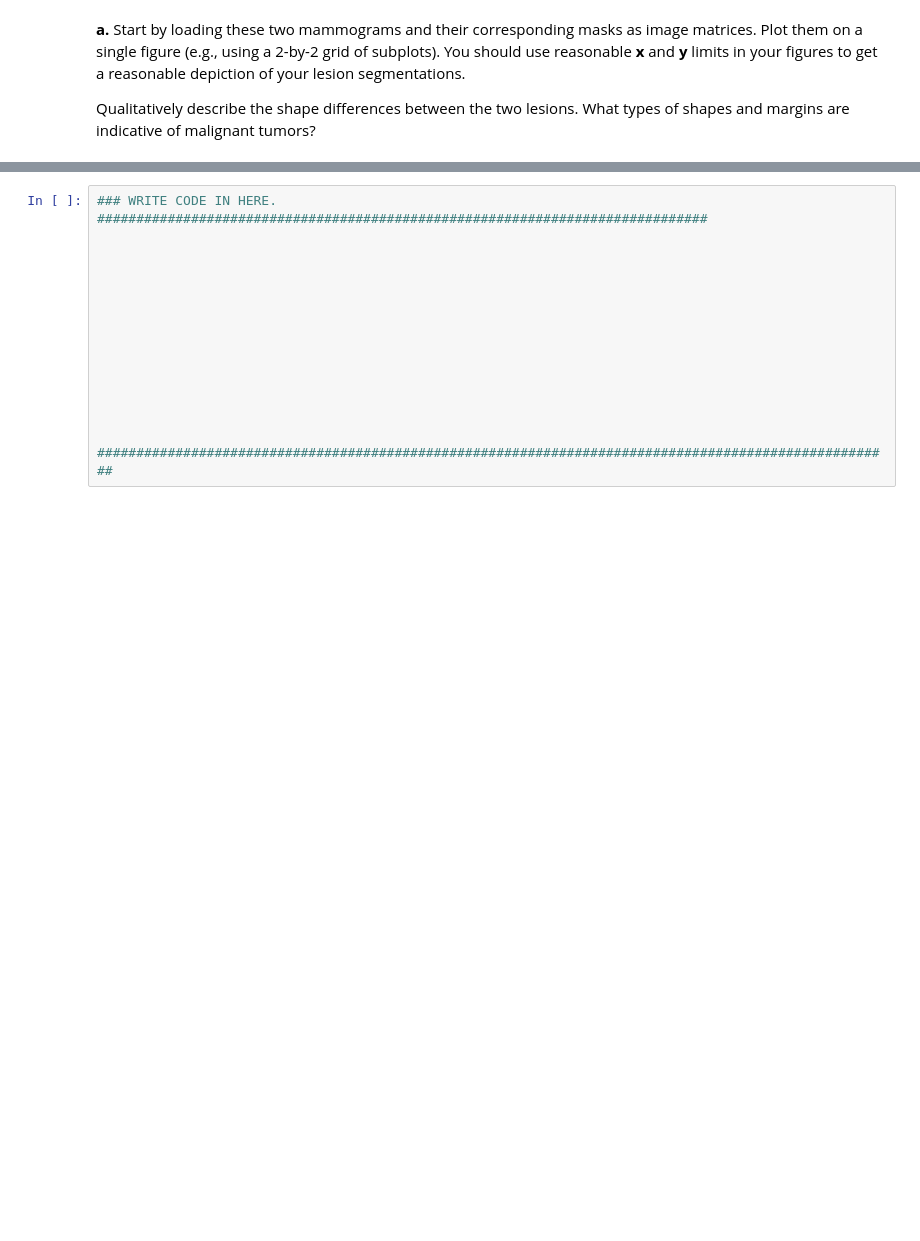
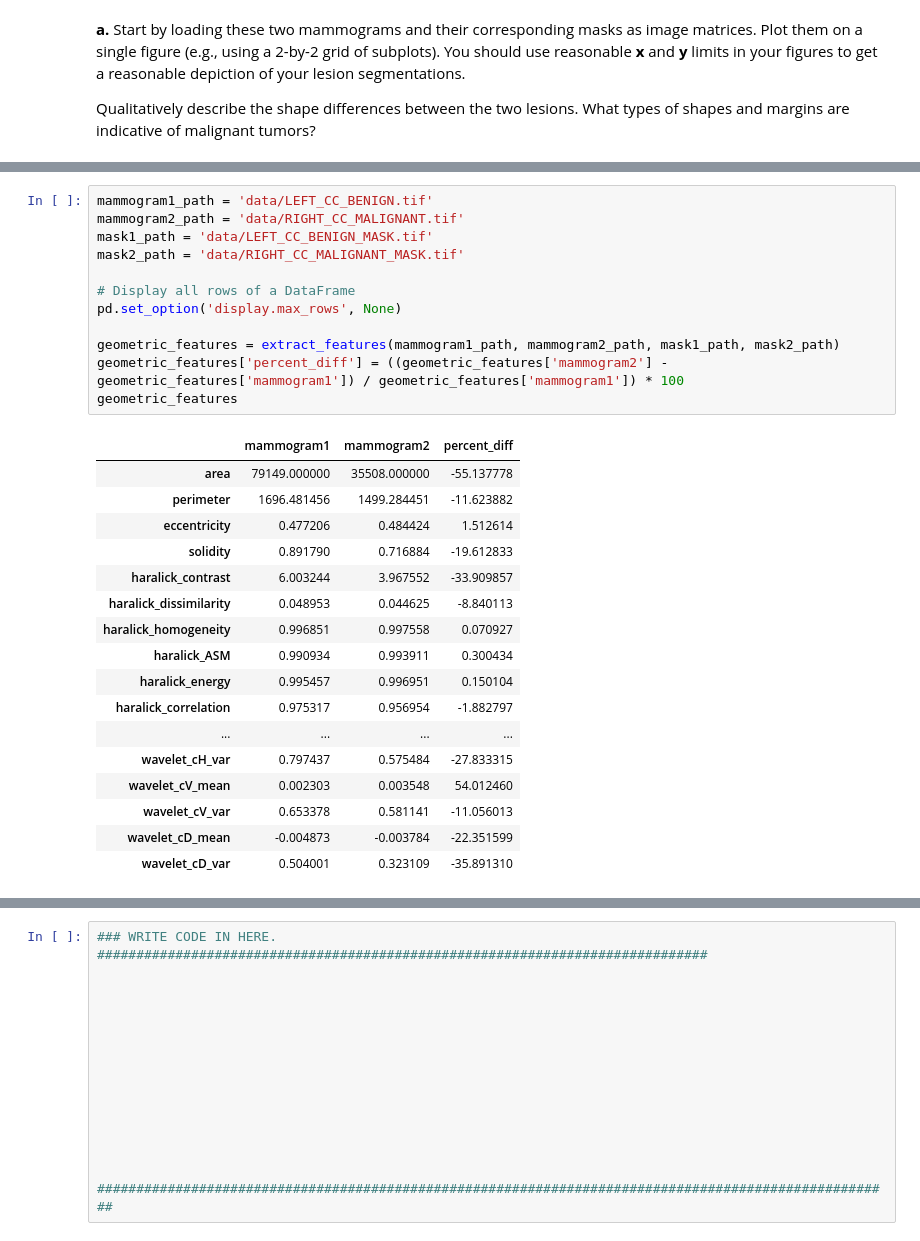
Before and after one commit to netzema/image_processing_ex2, a Jupyter notebook: IPBME6UE_ProblemSet2_2023_leison_detection.ipynb, the cells around one changed output, grey strips where cells are left out. Cells and saved outputs as stored; diff of their text form; blank space fills up the shorter version.

```diff
--- a/IPBME6UE_ProblemSet2_2023_leison_detection.ipynb
+++ b/IPBME6UE_ProblemSet2_2023_leison_detection.ipynb
@@ -104,3 +583,33 @@ You can also test your approach on other mammograms from a [larger dataset (~20
+# %%
+mammogram1_path = 'data/LEFT_CC_BENIGN.tif'
+mammogram2_path = 'data/RIGHT_CC_MALIGNANT.tif'
+mask1_path = 'data/LEFT_CC_BENIGN_MASK.tif'
+mask2_path = 'data/RIGHT_CC_MALIGNANT_MASK.tif'
+
+# Display all rows of a DataFrame
+pd.set_option('display.max_rows', None)
+
+geometric_features = extract_features(mammogram1_path, mammogram2_path, mask1_path, mask2_path)
+geometric_features['percent_diff'] = ((geometric_features['mammogram2'] - geometric_features['mammogram1']) / geometric_features['mammogram1']) * 100
+geometric_features
+# %% [output]
+|  | mammogram1 | mammogram2 | percent_diff |
+| area | 79149.000000 | 35508.000000 | -55.137778 |
+| perimeter | 1696.481456 | 1499.284451 | -11.623882 |
+| eccentricity | 0.477206 | 0.484424 | 1.512614 |
+| solidity | 0.891790 | 0.716884 | -19.612833 |
+| haralick_contrast | 6.003244 | 3.967552 | -33.909857 |
+| haralick_dissimilarity | 0.048953 | 0.044625 | -8.840113 |
+| haralick_homogeneity | 0.996851 | 0.997558 | 0.070927 |
+| haralick_ASM | 0.990934 | 0.993911 | 0.300434 |
+| haralick_energy | 0.995457 | 0.996951 | 0.150104 |
+| haralick_correlation | 0.975317 | 0.956954 | -1.882797 |
+| ... | ... | ... | ... |
+| wavelet_cH_var | 0.797437 | 0.575484 | -27.833315 |
+| wavelet_cV_mean | 0.002303 | 0.003548 | 54.012460 |
+| wavelet_cV_var | 0.653378 | 0.581141 | -11.056013 |
+| wavelet_cD_mean | -0.004873 | -0.003784 | -22.351599 |
+| wavelet_cD_var | 0.504001 | 0.323109 | -35.891310 |
 # %% [markdown]
 **c.** Computing GLCMs over the entire image is generally not very useful. Any subtle changes in lesion texture could make a significant difference in terms of the radiologist's diagnosis, but it might only result in a minimal change in the image's GLCM. A simple solution is to break the image down into chunks and compute a localized GLCM of each image chunk.
 
```
Also changed, not shown: parts of 21 cells of this notebook, 1 other file.
